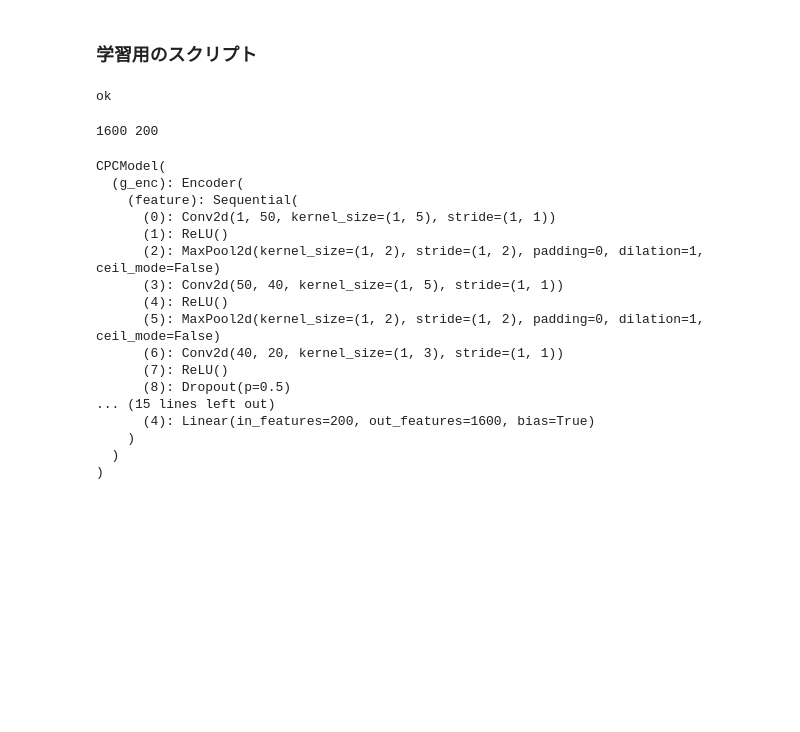
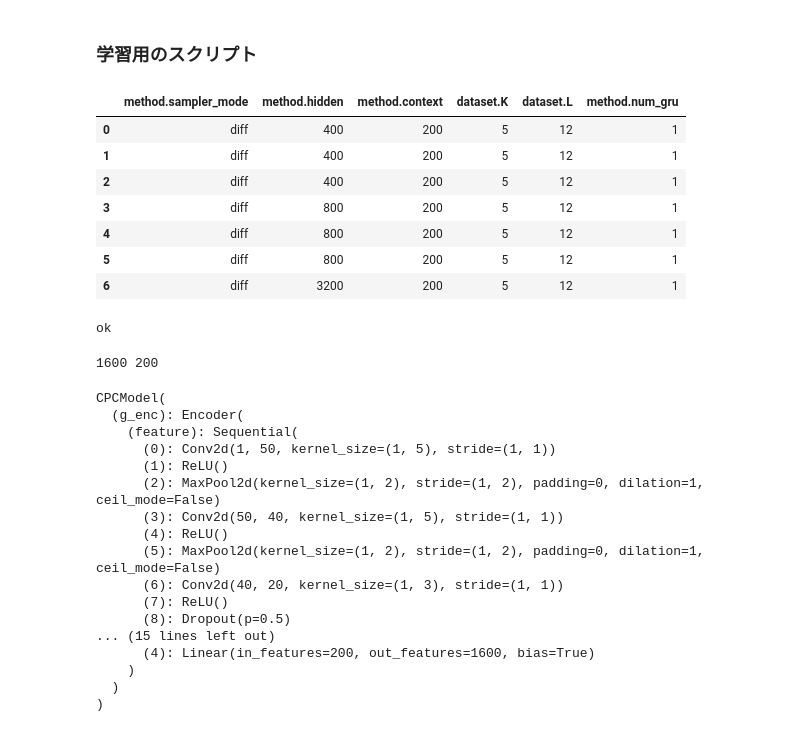
Before and after one commit to yusuke0519/constrastive_predictive_coding, a Jupyter notebook: sacred.ipynb, the cells around one changed output. Cells and saved outputs as stored; diff of their text form; code cells hidden in the pictures; blank space fills up the shorter version.

```diff
--- a/sacred.ipynb
+++ b/sacred.ipynb
@@ -82,6 +370,18 @@ def get_dataset(name, validation, test_domain, L, K):
     test_dataset = OppG(test_domain, l_sample=30, interval=15, T=K+L)
 
     return train_dataset_joint, valid_dataset_joint, train_dataset_marginal, valid_dataset_marginal, test_dataset
+# %%
+df = sw.SacredRecords.from_mongo({'method.sampler_mode': 'diff'}, db_name='CPC_DG')
+df[['method.sampler_mode', 'method.hidden', 'method.context', 'dataset.K', 'dataset.L', 'method.num_gru']]
+# %% [output]
+|  | method.sampler_mode | method.hidden | method.context | dataset.K | dataset.L | method.num_gru |
+| 0 | diff | 400 | 200 | 5 | 12 | 1 |
+| 1 | diff | 400 | 200 | 5 | 12 | 1 |
+| 2 | diff | 400 | 200 | 5 | 12 | 1 |
+| 3 | diff | 800 | 200 | 5 | 12 | 1 |
+| 4 | diff | 800 | 200 | 5 | 12 | 1 |
+| 5 | diff | 800 | 200 | 5 | 12 | 1 |
+| 6 | diff | 3200 | 200 | 5 | 12 | 1 |
 # %%
 from utils import flatten_dict
 extractor = MongoExtractor(None, 'CPC_test')
```
Also changed, not shown: parts of 20 cells of this notebook.
